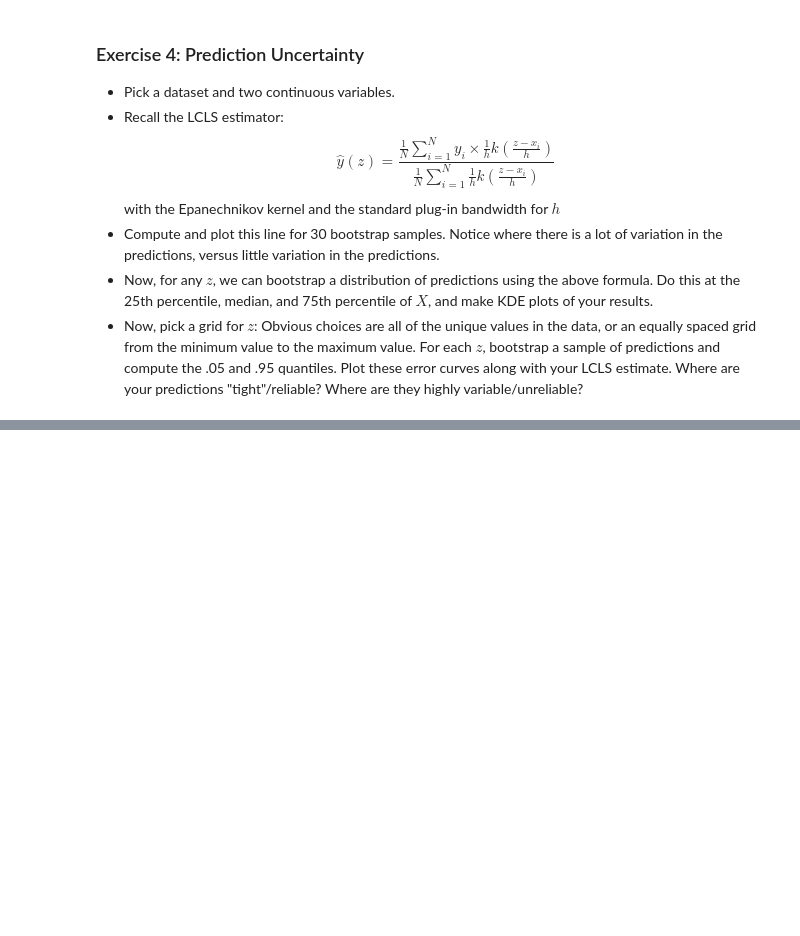
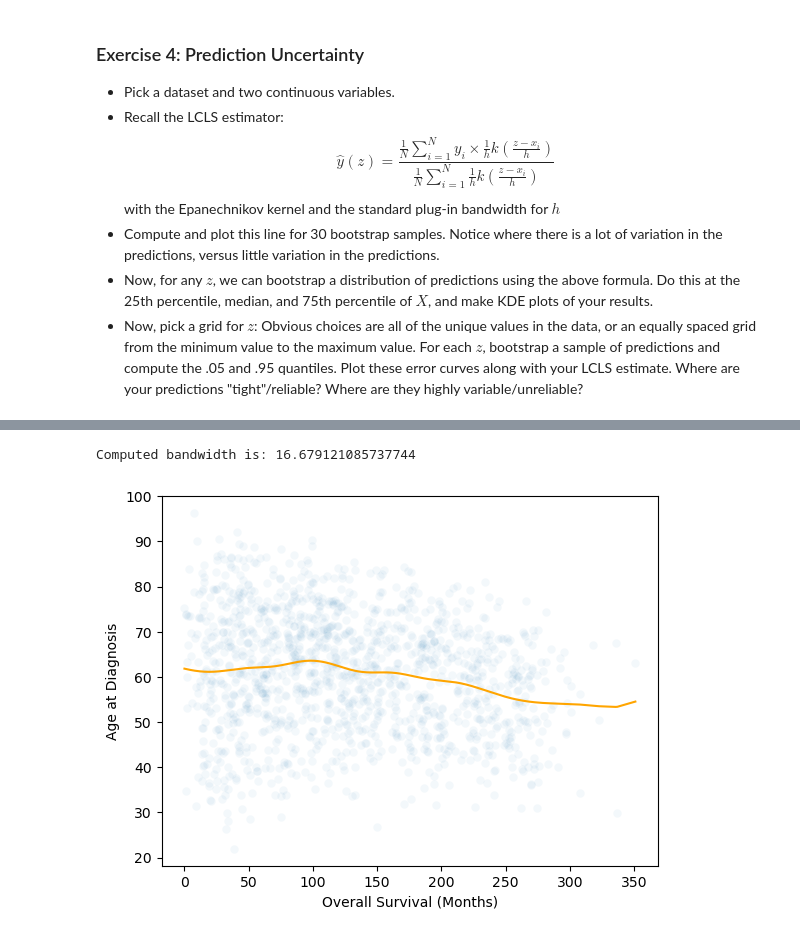
Before and after one commit to JamesSweatIII/assignment4ds5030, a Jupyter notebook: assignment_4.ipynb, the cells around one changed output, grey strips where cells are left out. Saved outputs shown, nothing was run; the diff lists cells and outputs as text; code cells hidden in the pictures; blank space fills up the shorter version.

```diff
--- a/assignment_4.ipynb
+++ b/assignment_4.ipynb
@@ -152,0 +320,33 @@ with the Epanechnikov kernel and the standard plug-in bandwidth for $h$
+# %%
+x = e_df['Overall Survival (Months)']
+y = e_df['Age at Diagnosis']
+
+def lcls(x,y, h = None, plot=True):
+    ''' Computes local constant least squares regression estimates with Gaussian kernel. '''
+
+    n = len(x)
+    grid = np.sort(x.unique())
+
+    if h is None:
+        iqr = np.quantile(x,.95) - np.quantile(x,.05)
+        h = 0.9 * min(np.std(x), iqr/1.34) * len(x) **(-0.2)
+        print(f'Computed bandwidth is: {h}')
+
+    I = -(x.to_numpy().reshape(-1,1)-grid.reshape(1,-1) )**2
+    K = np.exp(I/(2*h**2) )/np.sqrt(2*np.pi*h**2 )
+
+    numerator = y@K
+    denominator = np.sum(K,axis=0)
+    y_hat = numerator/denominator # estimator
+
+    if plot:
+        sns.scatterplot(data=e_df, y='Age at Diagnosis', x='Overall Survival (Months)',alpha=.05)
+        sns.lineplot(x=grid,y=y_hat, color='orange')
+
+
+    return y_hat, grid
+
+y_hat, grid = lcls(x,y)
+# %% [output]
+Computed bandwidth is: 16.679121085737744
+[figure, added]
```
Also changed, not shown: parts of 15 cells of this notebook.
